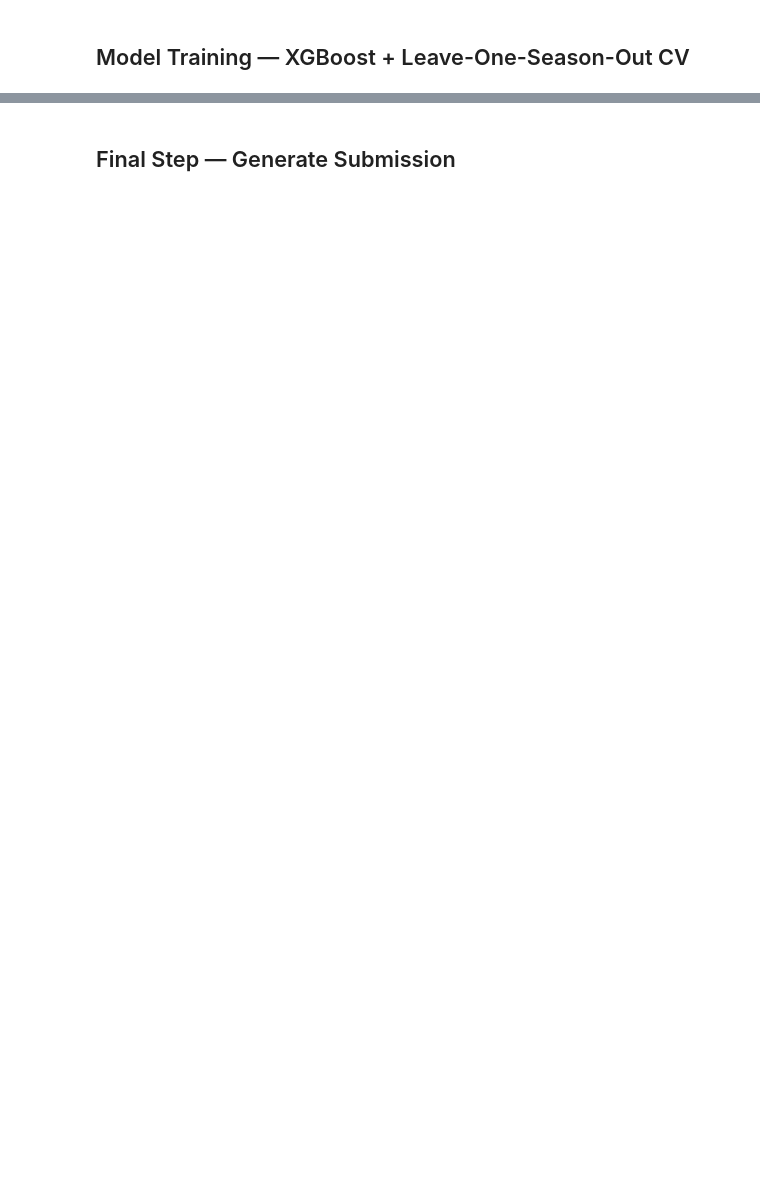
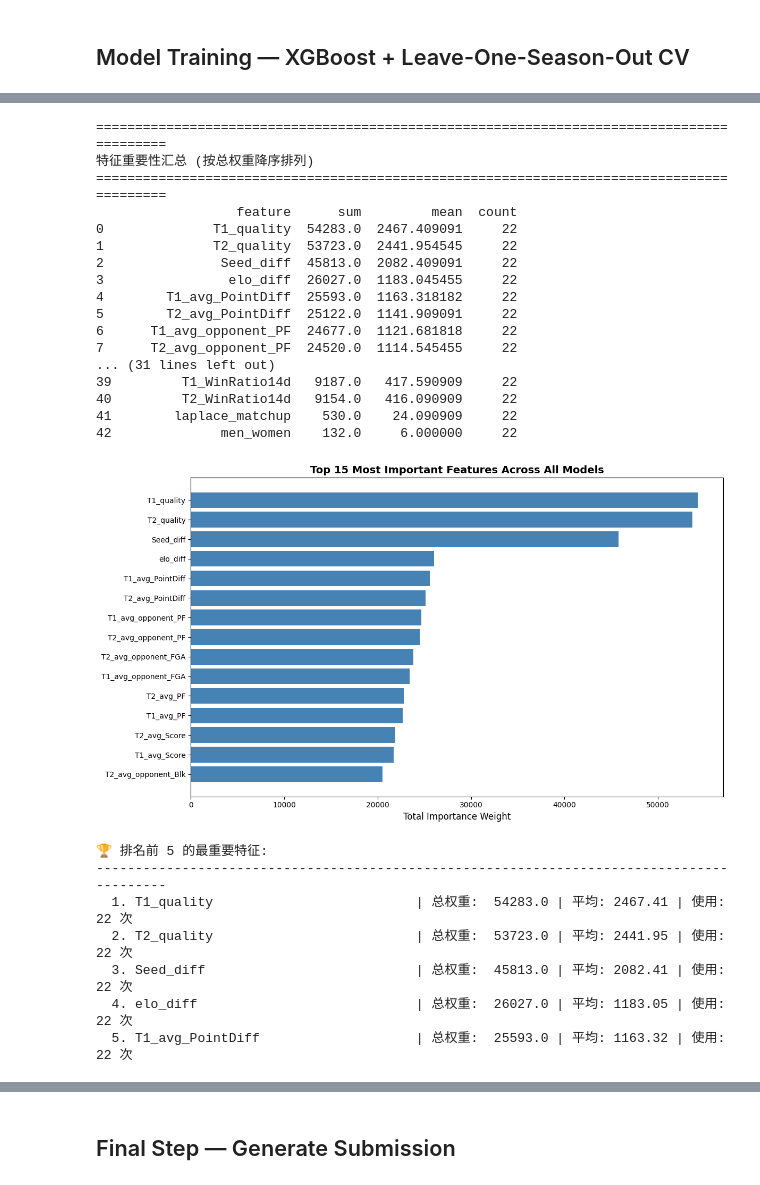
Before and after one commit to maggieweiq-choco/March-Machine-Learning-Mania-2026_Odyssey, a Jupyter notebook: Kaggele_ncaa-2026.ipynb, the cells around one changed output, grey strips where cells are left out. Drawn from its saved outputs; the diff is of its cells as text; code cells hidden in the pictures; blank space fills up the shorter version.

```diff
--- a/Kaggele_ncaa-2026.ipynb
+++ b/Kaggele_ncaa-2026.ipynb
@@ -784,3 +1004,66 @@ print(f"\naverage mae: {np.mean(oof_mae)}")
+# %%
+# 特征重要性分析 — 汇总所有模型的特征使用频率与权重
+feature_importance_list = []
+for season, model in models_xgb.items():
+    importance = model.get_score(importance_type='weight')
+    for feat_idx_str, score in importance.items():
+        feat_idx = int(feat_idx_str.replace('f', ''))
+        feature_importance_list.append({
+            'feature': features[feat_idx],
+            'importance': score,
+            'season': season
+        })
+
+importance_df = pd.DataFrame(feature_importance_list)
+importance_summary = importance_df.groupby('feature')['importance'].agg(['sum', 'mean', 'count']).reset_index()
+importance_summary = importance_summary.sort_values('sum', ascending=False).reset_index(drop=True)
+
+print("\n" + "=" * 90)
+print("特征重要性汇总 (按总权重降序排列)")
+print("=" * 90)
+print(importance_summary.to_string())
+
+# 可视化 Top 15 特征
+plt.figure(figsize=(12, 7))
+top_15 = importance_summary.head(15)
+plt.barh(range(len(top_15)), top_15['sum'].values, color='steelblue')
+plt.yticks(range(len(top_15)), top_15['feature'].values)
+plt.xlabel('Total Importance Weight', fontsize=12)
+plt.title('Top 15 Most Important Features Across All Models', fontsize=14, fontweight='bold')
+plt.gca().invert_yaxis()
+plt.tight_layout()
+plt.show()
+
+print("\n🏆 排名前 5 的最重要特征:")
+print("-" * 90)
+for idx, (_, row) in enumerate(importance_summary.head(5).iterrows(), 1):
+    print(f"  {idx}. {row['feature']:35s} | 总权重: {row['sum']:8.1f} | 平均: {row['mean']:6.2f} | 使用: {int(row['count'])} 次")
+# %% [output]
+==========================================================================================
+特征重要性汇总 (按总权重降序排列)
+==========================================================================================
+                  feature      sum         mean  count
+0              T1_quality  54283.0  2467.409091     22
+1              T2_quality  53723.0  2441.954545     22
+2               Seed_diff  45813.0  2082.409091     22
+3                elo_diff  26027.0  1183.045455     22
+4        T1_avg_PointDiff  25593.0  1163.318182     22
+5        T2_avg_PointDiff  25122.0  1141.909091     22
+6      T1_avg_opponent_PF  24677.0  1121.681818     22
+7      T2_avg_opponent_PF  24520.0  1114.545455     22
+... (31 lines left out)
+39         T1_WinRatio14d   9187.0   417.590909     22
+40         T2_WinRatio14d   9154.0   416.090909     22
+41        laplace_matchup    530.0    24.090909     22
+42              men_women    132.0     6.000000     22
+[figure, added]
+🏆 排名前 5 的最重要特征:
+------------------------------------------------------------------------------------------
+  1. T1_quality                          | 总权重:  54283.0 | 平均: 2467.41 | 使用: 22 次
+  2. T2_quality                          | 总权重:  53723.0 | 平均: 2441.95 | 使用: 22 次
+  3. Seed_diff                           | 总权重:  45813.0 | 平均: 2082.41 | 使用: 22 次
+  4. elo_diff                            | 总权重:  26027.0 | 平均: 1183.05 | 使用: 22 次
+  5. T1_avg_PointDiff                    | 总权重:  25593.0 | 平均: 1163.32 | 使用: 22 次
 # %%
 df = pd.DataFrame(
     {"Season": oof_ss, "pred": oof_preds, "label": [(t > 0) * 1 for t in oof_targets], "men_women": tourney_data["men_women"]}
```
Also changed, not shown: parts of 30 cells of this notebook.
